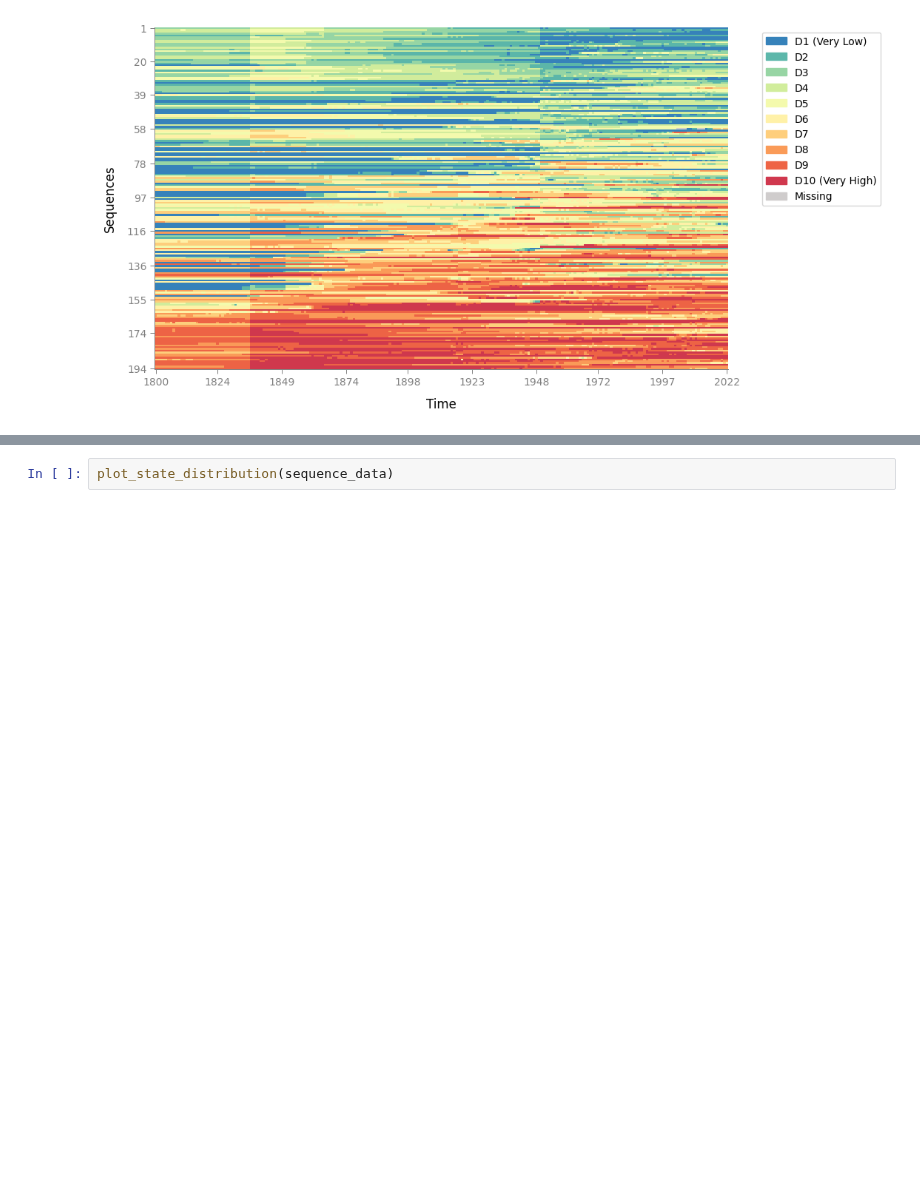
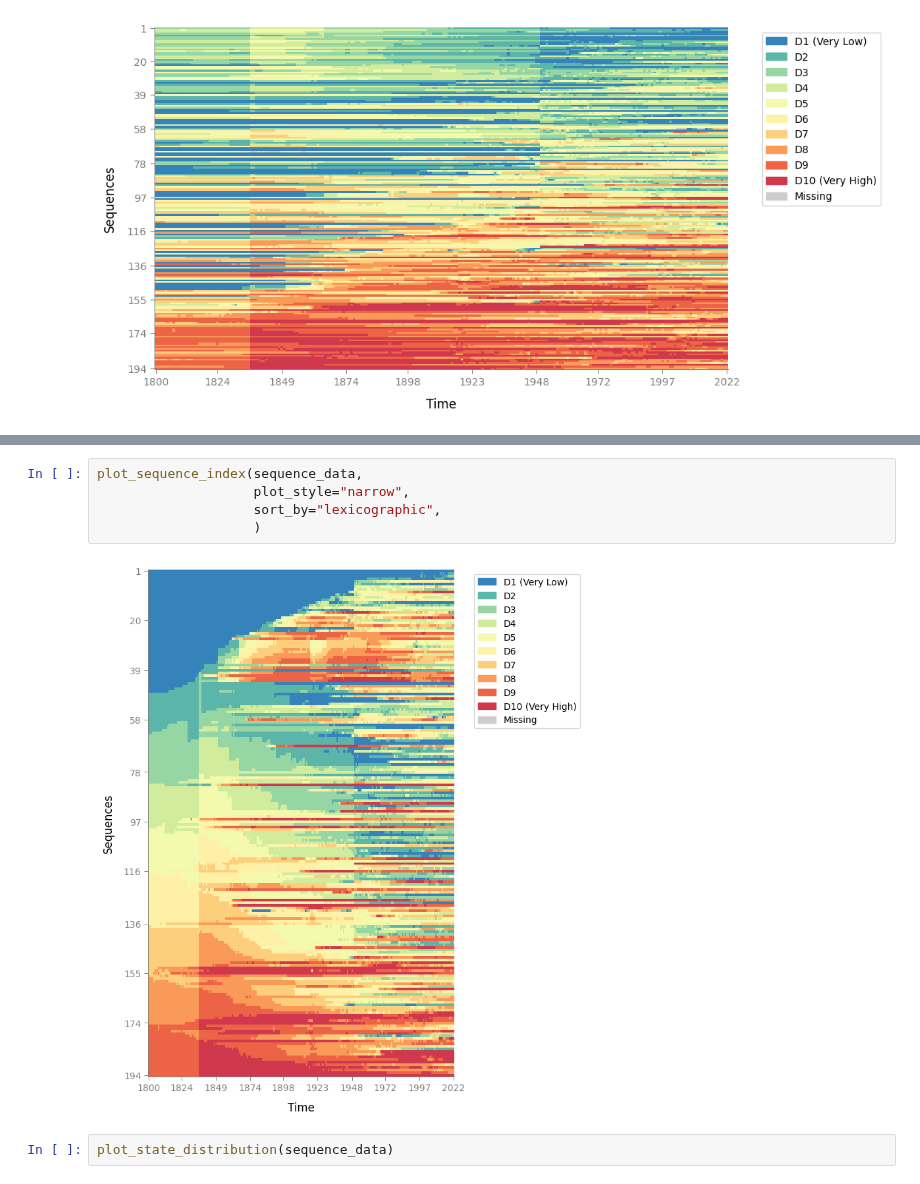
Before and after one commit to sdaza/Sequenzo, a Jupyter notebook: Tutorials/local_global_quintiles/local_deciles.ipynb, the cells around one changed output, grey strips where cells are left out. Cells and saved outputs as stored; diff of their text form; blank space fills up the shorter version.

Commit message:
Added plot_style for index plot

```diff
--- a/Tutorials/local_global_quintiles/local_deciles.ipynb
+++ b/Tutorials/local_global_quintiles/local_deciles.ipynb
@@ -120,3 +120,10 @@ plot_sequence_index(sequence_data,
+# %%
+plot_sequence_index(sequence_data,
+                    plot_style="narrow",
+                    sort_by="lexicographic",
+                    )
+# %% [output]
+[figure, added]
 # %%
 plot_state_distribution(sequence_data)
 # %% [output]
```
Also changed, not shown: parts of 3 cells of this notebook, 1 other file.
